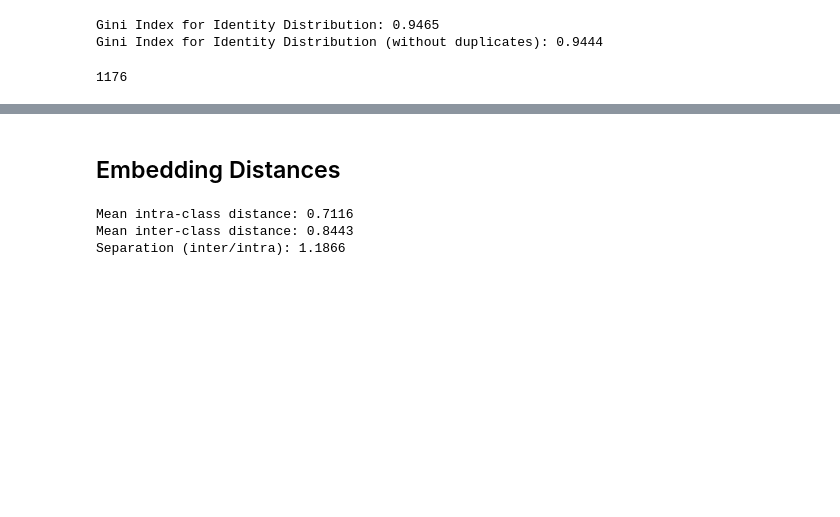
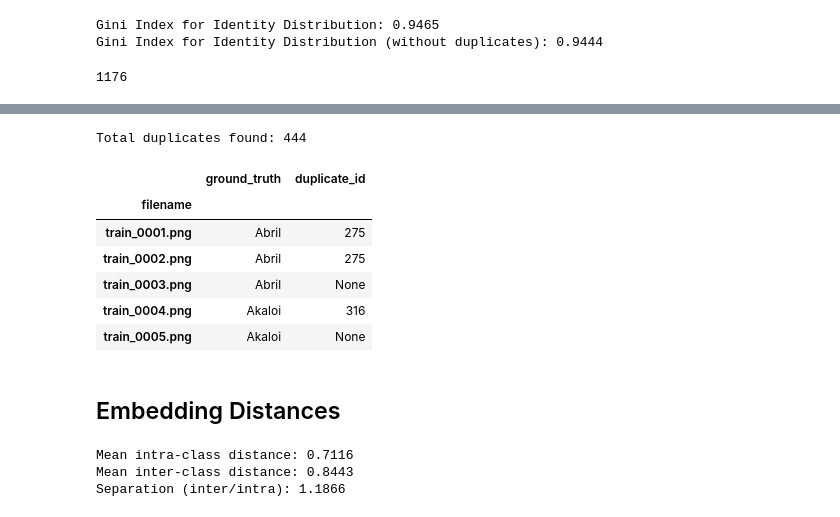
Before and after one commit to CarloColumbo/Kaggle-Competition-Jaguar-Re-identification, a Jupyter notebook: notebooks/exploratory_data_analysis.ipynb, the cells around one changed output, grey strips where cells are left out. Drawn from its saved outputs; the diff is of its cells as text; code cells hidden in the pictures; blank space fills up the shorter version.

```diff
--- a/notebooks/exploratory_data_analysis.ipynb
+++ b/notebooks/exploratory_data_analysis.ipynb
@@ -698,3 +678,15 @@ with open(OUTPUT_PATH_SHARED / "duplicates.pkl", "wb") as f:
 wandb.log({"duplicated_samples": duplicated_filepaths})
 # %% [output]
 1176
+# %%
+# samples without duplicate type
+samples_without_duplicates = dataset.match(
+    F("duplicate_type") == None
+)
+print(f"Number of samples without duplicates: {len(samples_without_duplicates)}")
+
+nonduplicated_filepaths = set(samples_without_duplicates.values("filepath"))
+with open(OUTPUT_PATH_SHARED / "without_duplicates.pkl", "wb") as f:
+    pickle.dump(nonduplicated_filepaths, f)
+
+wandb.log({"nonduplicated_samples": nonduplicated_filepaths})
@@ -700,0 +695,10 @@ wandb.log({"duplicated_samples": duplicated_filepaths})
+# %%
+# Load training data
+train_df = pd.read_csv(DATA_PATH / "train.csv")
+train_df.set_index("filename", inplace=True)
+
+print(f"Training dataset:")
+print(f"  Total images: {len(train_df)}")
+print(f"  Unique identities: {train_df['ground_truth'].nunique()}")
+print(f"\nSample rows:")
+print(train_df.head())
@@ -701,3 +718,31 @@ wandb.log({"duplicated_samples": duplicated_filepaths})
+# %%
+# set new column in df with duplicate labels
+
+train_df["duplicate_id"] = None
+
+last_nearest = None
+duplicate_id = 0
+for sample in near_duplicates_view:
+    if sample["duplicate_type"] == "nearest":
+        duplicate_id += 1
+
+    if sample.name in train_df.index:
+        train_df.loc[sample.name, "duplicate_id"] = duplicate_id
+
+print(f"Total duplicates found: {duplicate_id}")
+
+train_df.to_csv(DATA_PATH / "train_with_duplicates.csv")
+
+train_df.head()
+# %% [output]
+Total duplicates found: 444
+|  | ground_truth | duplicate_id |
+| filename |  |  |
+| train_0001.png | Abril | 275 |
+| train_0002.png | Abril | 275 |
+| train_0003.png | Abril | None |
+| train_0004.png | Akaloi | 316 |
+| train_0005.png | Akaloi | None |
 # %% [markdown]
 ## Embedding Distances
 # %%
```
Also changed, not shown: parts of 15 cells of this notebook, 12 other files.
